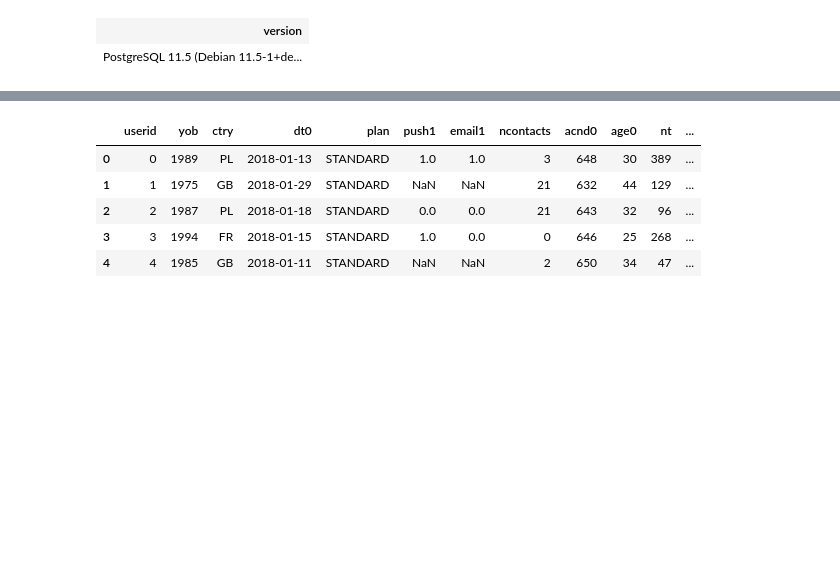
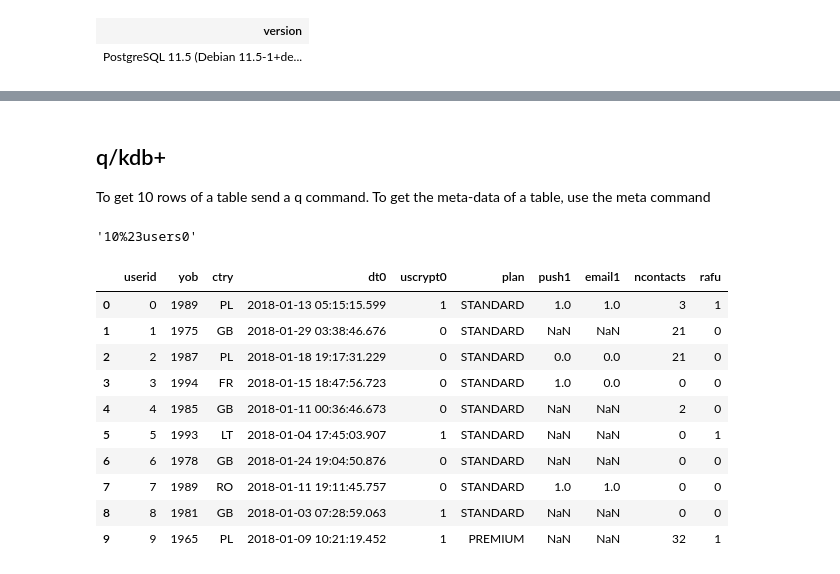
Before and after one commit to eepgwde/pyeg0, a Jupyter notebook: rvlt0/pgsql.ipynb, the cells around one changed output, grey strips where cells are left out. Cells and saved outputs as stored; diff of their text form; code cells hidden in the pictures; blank space fills up the shorter version.

```diff
--- a/rvlt0/pgsql.ipynb
+++ b/rvlt0/pgsql.ipynb
@@ -48,12 +236,26 @@ df0.head()
+# %% [markdown]
+## q/kdb+
+
+To get 10 rows of a table send a q command. To get the meta-data of a table, use the meta command
 # %%
-## Getting tables from a q/kdb+ server
-url0="http://j1:4444/q.csv?users2"
+import urllib.parse
+
+## Getting tables from a q/kdb+ server need a URL quote if you just want 10 lines. 10# means take 10.
+s0 = urllib.parse.quote('10#users0')
+s0
+url0="http://j1:4444/q.csv?{}".format(s0)
 c = pd.read_csv(url0)
-c.head()
+c
 # %% [output]
+'10%23users0'
-|  | userid | yob | ctry | dt0 | plan | push1 | email1 | ncontacts | acnd0 | age0 | nt | ... |
-| 0 | 0 | 1989 | PL | 2018-01-13 | STANDARD | 1.0 | 1.0 | 3 | 648 | 30 | 389 | ... |
-| 1 | 1 | 1975 | GB | 2018-01-29 | STANDARD | NaN | NaN | 21 | 632 | 44 | 129 | ... |
-| 2 | 2 | 1987 | PL | 2018-01-18 | STANDARD | 0.0 | 0.0 | 21 | 643 | 32 | 96 | ... |
-| 3 | 3 | 1994 | FR | 2018-01-15 | STANDARD | 1.0 | 0.0 | 0 | 646 | 25 | 268 | ... |
-| 4 | 4 | 1985 | GB | 2018-01-11 | STANDARD | NaN | NaN | 2 | 650 | 34 | 47 | ... |
+|  | userid | yob | ctry | dt0 | uscrypt0 | plan | push1 | email1 | ncontacts | rafu |
+| 0 | 0 | 1989 | PL | 2018-01-13 05:15:15.599 | 1 | STANDARD | 1.0 | 1.0 | 3 | 1 |
+| 1 | 1 | 1975 | GB | 2018-01-29 03:38:46.676 | 0 | STANDARD | NaN | NaN | 21 | 0 |
+| 2 | 2 | 1987 | PL | 2018-01-18 19:17:31.229 | 0 | STANDARD | 0.0 | 0.0 | 21 | 0 |
+| 3 | 3 | 1994 | FR | 2018-01-15 18:47:56.723 | 0 | STANDARD | 1.0 | 0.0 | 0 | 0 |
+| 4 | 4 | 1985 | GB | 2018-01-11 00:36:46.673 | 0 | STANDARD | NaN | NaN | 2 | 0 |
+| 5 | 5 | 1993 | LT | 2018-01-04 17:45:03.907 | 1 | STANDARD | NaN | NaN | 0 | 1 |
+| 6 | 6 | 1978 | GB | 2018-01-24 19:04:50.876 | 0 | STANDARD | NaN | NaN | 0 | 0 |
+| 7 | 7 | 1989 | RO | 2018-01-11 19:11:45.757 | 0 | STANDARD | 1.0 | 1.0 | 0 | 0 |
+| 8 | 8 | 1981 | GB | 2018-01-03 07:28:59.063 | 1 | STANDARD | NaN | NaN | 0 | 0 |
+| 9 | 9 | 1965 | PL | 2018-01-09 10:21:19.452 | 1 | PREMIUM | NaN | NaN | 32 | 1 |
```
Also changed, not shown: parts of 22 cells of this notebook, 3 other files.
